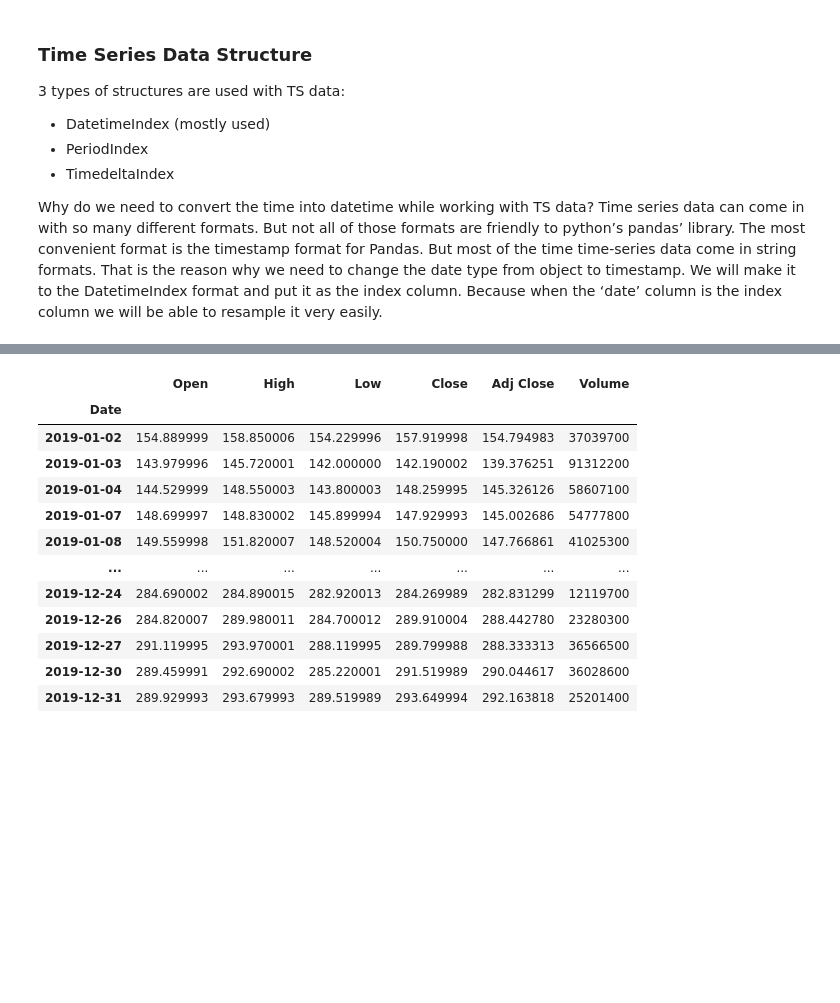
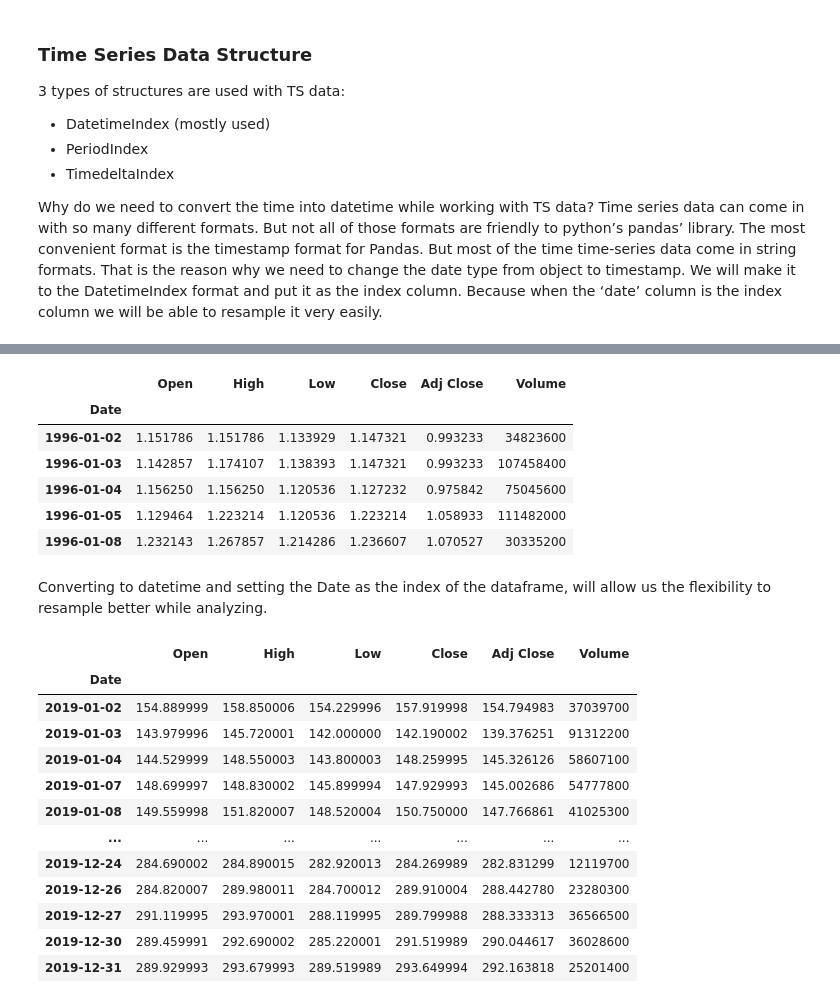
Before and after one commit to ElonaZharri/Stock-Forecasting, a Jupyter notebook: Notebooks/AAPL_DataWrangling.ipynb, the cells around one changed output, grey strips where cells are left out. Cells and saved outputs as stored; diff of their text form; code cells hidden in the pictures; blank space fills up the shorter version.

```diff
--- a/Notebooks/AAPL_DataWrangling.ipynb
+++ b/Notebooks/AAPL_DataWrangling.ipynb
@@ -85,3 +88,16 @@ Because we do not always need all the data in a huge dataset. For example, we ma
+# %%
+apple.set_index('Date', inplace=True)
+apple.head()
+# %% [output]
+|  | Open | High | Low | Close | Adj Close | Volume |
+| Date |  |  |  |  |  |  |
+| 1996-01-02 | 1.151786 | 1.151786 | 1.133929 | 1.147321 | 0.993233 | 34823600 |
+| 1996-01-03 | 1.142857 | 1.174107 | 1.138393 | 1.147321 | 0.993233 | 107458400 |
+| 1996-01-04 | 1.156250 | 1.156250 | 1.120536 | 1.127232 | 0.975842 | 75045600 |
+| 1996-01-05 | 1.129464 | 1.223214 | 1.120536 | 1.223214 | 1.058933 | 111482000 |
+| 1996-01-08 | 1.232143 | 1.267857 | 1.214286 | 1.236607 | 1.070527 | 30335200 |
+# %% [markdown]
+Converting to datetime and setting the Date as the index of the dataframe, will allow us the flexibility to resample better while analyzing.
 # %%
 # selecting data for a specific year
 apple['2019']
```
Also changed, not shown: parts of 5 cells of this notebook.
